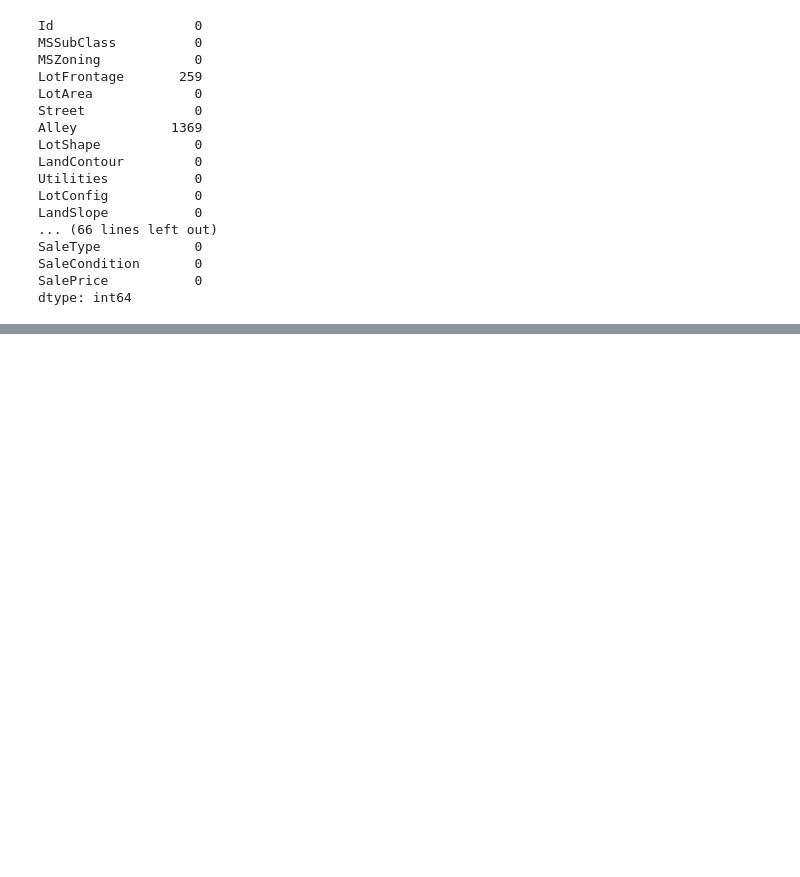
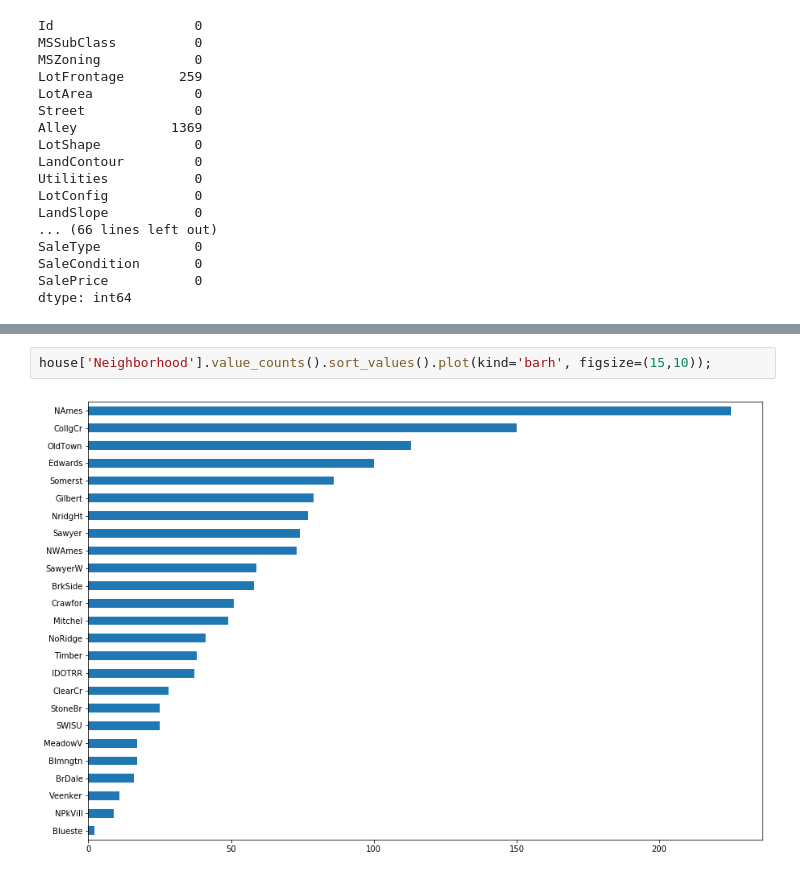
Before and after one commit to allenj813/DS-SYD-PT-24FEB, a Jupyter notebook: Projects/Mini Project 2 - Housing Prediction.ipynb, the cells around one changed output, grey strips where cells are left out. Drawn from its saved outputs; the diff is of its cells as text; blank space fills up the shorter version.

```diff
--- a/Projects/Mini Project 2 - Housing Prediction.ipynb
+++ b/Projects/Mini Project 2 - Housing Prediction.ipynb
@@ -108,0 +142,4 @@ dtype: int64
+# %%
+house['Neighborhood'].value_counts().sort_values().plot(kind='barh', figsize=(15,10));
+# %% [output]
+[figure, added]
```
Also changed, not shown: parts of 4 cells of this notebook.
